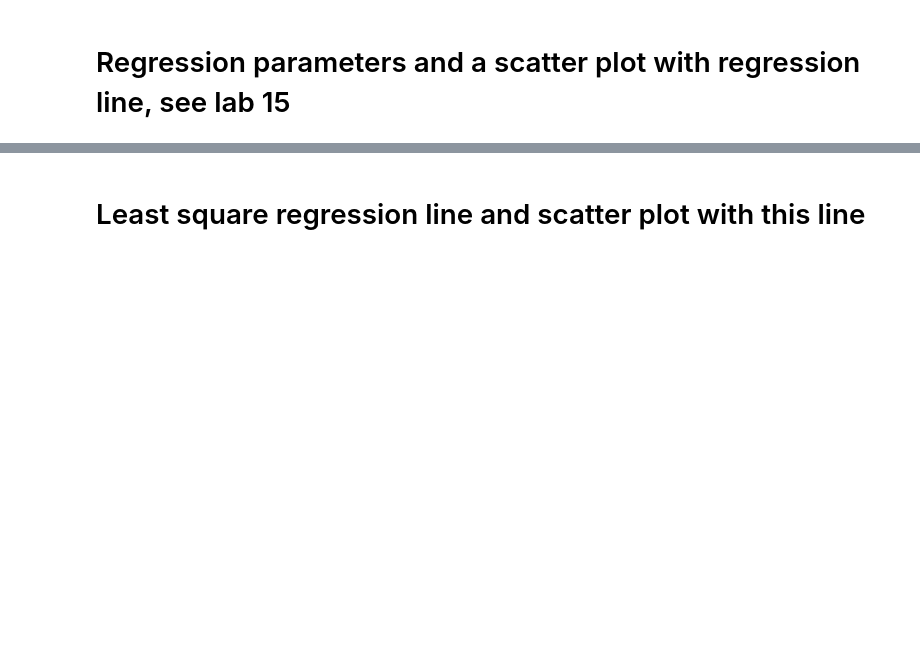
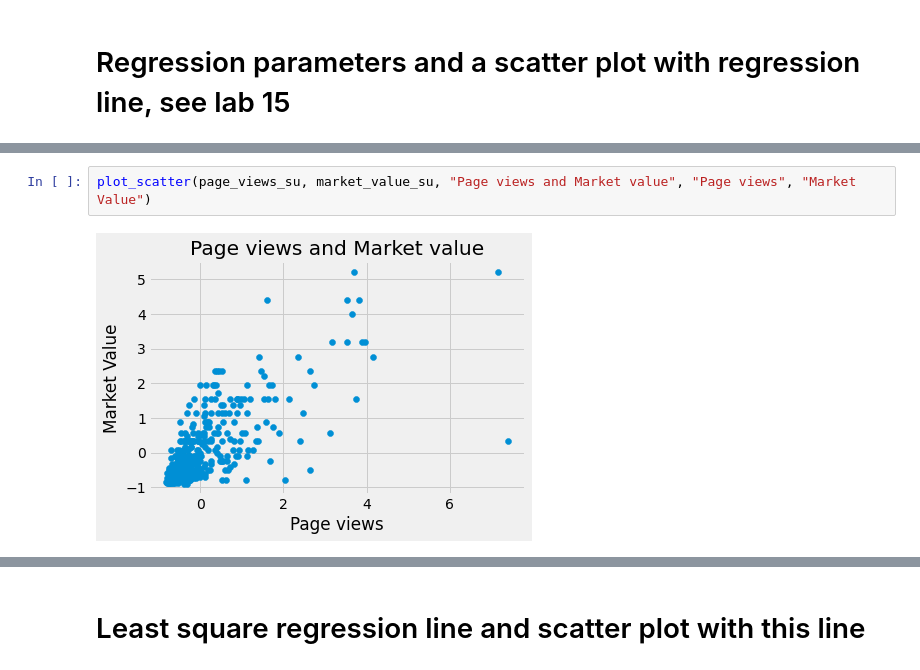
Before and after one commit to Sanzv/epl-players, a Jupyter notebook: final-project.ipynb, the cells around one changed output, grey strips where cells are left out. Cells and saved outputs as stored; diff of their text form; blank space fills up the shorter version.

```diff
--- a/final-project.ipynb
+++ b/final-project.ipynb
@@ -304,0 +484,4 @@ Define a generic function that can be used to explore the corellation between an
+# %%
+plot_scatter(page_views_su, market_value_su, "Page views and Market value", "Page views", "Market Value")
+# %% [output]
+[figure, added]
```
Also changed, not shown: parts of 39 cells of this notebook.
